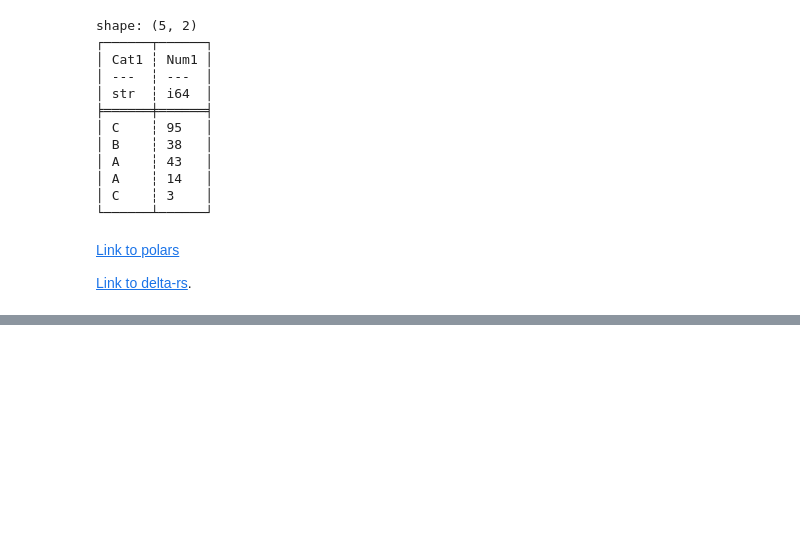
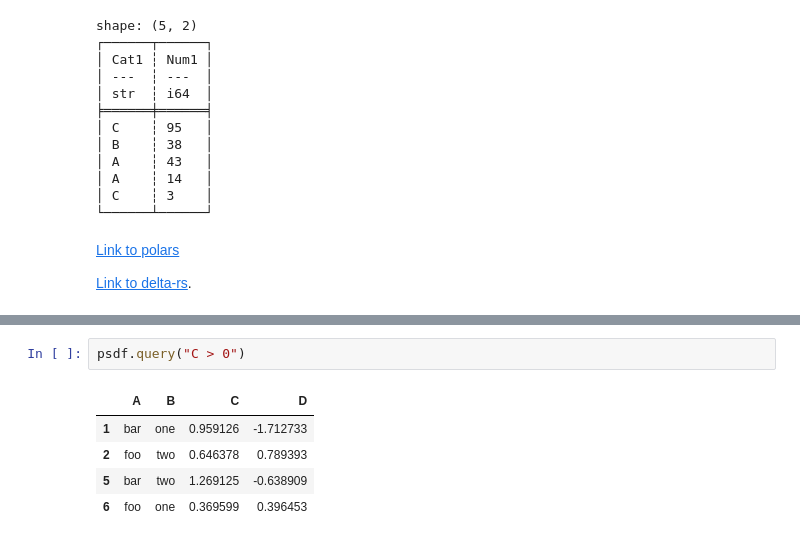
Before and after one commit to khuyentran1401/Efficient_Python_tricks_and_tools_for_data_scientists, a Jupyter notebook: docs/_sources/Chapter5/better_pandas.ipynb, the cells around one changed output, grey strips where cells are left out. Saved outputs shown, nothing was run; the diff lists cells and outputs as text; blank space fills up the shorter version.

```diff
--- a/docs/_sources/Chapter5/better_pandas.ipynb
+++ b/docs/_sources/Chapter5/better_pandas.ipynb
@@ -1003,0 +1049,8 @@ shape: (5, 2)
+# %%
+psdf.query("C > 0")
+# %% [output]
+|  | A | B | C | D |
+| 1 | bar | one | 0.959126 | -1.712733 |
+| 2 | foo | two | 0.646378 | 0.789393 |
+| 5 | bar | two | 1.269125 | -0.638909 |
+| 6 | foo | one | 0.369599 | 0.396453 |
```
Also changed, not shown: parts of 18 cells of this notebook, 2 other files.
